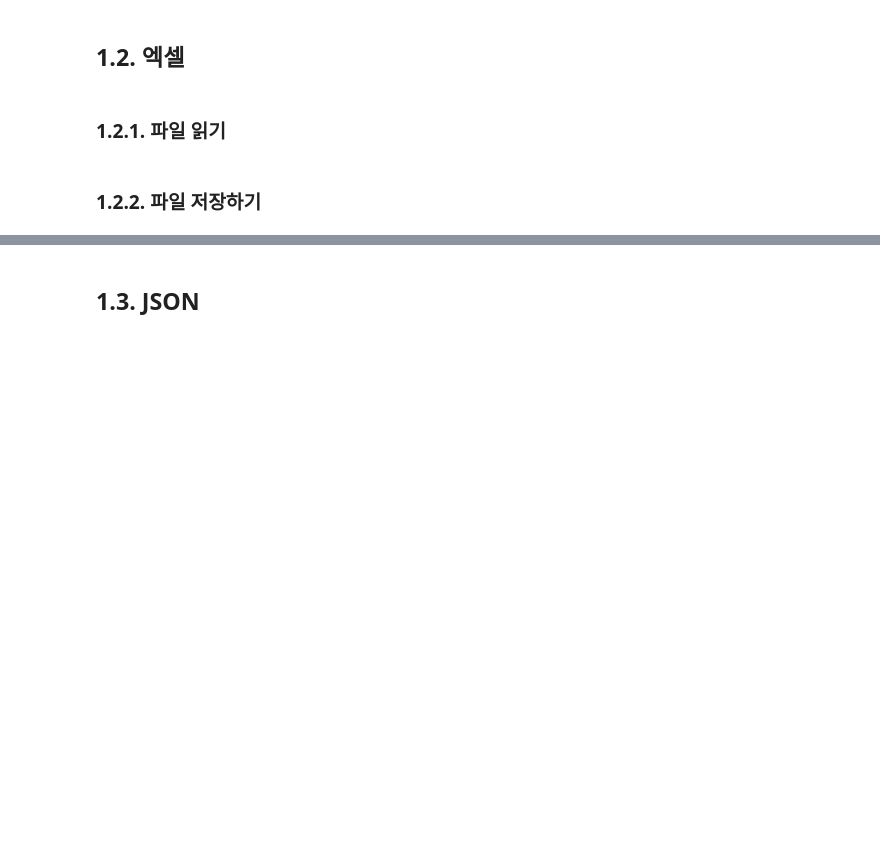
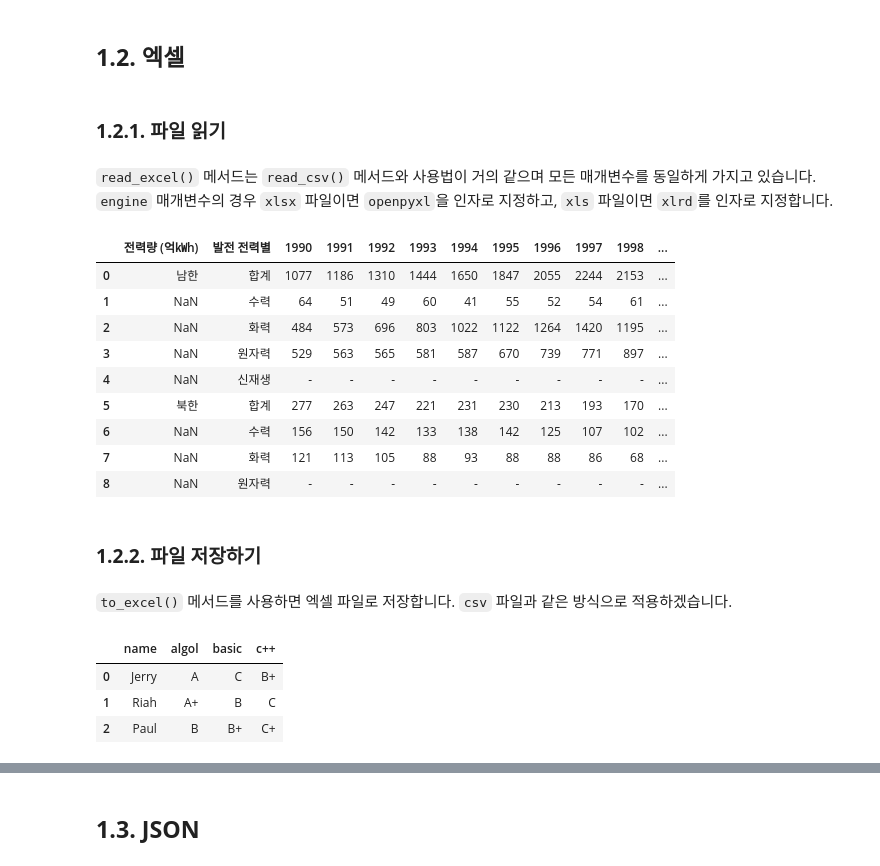
Before and after one commit to LeeSeungwon89/Pandas_Theory, a Jupyter notebook: 3. 데이터 입출력.ipynb, the cells around one changed output, grey strips where cells are left out. Cells and saved outputs as stored; diff of their text form; code cells hidden in the pictures; blank space fills up the shorter version.

```diff
--- a/3. 데이터 입출력.ipynb
+++ b/3. 데이터 입출력.ipynb
@@ -124,5 +124,35 @@ df_csv.to_csv('/content/gdrive/MyDrive/Python_for_Data_Analytics_Science/to_csv2
 ## **1.2. 엑셀**
 # %% [markdown]
 ### **1.2.1. 파일 읽기**
+# %% [markdown]
+`read_excel()` 메서드는 `read_csv()` 메서드와 사용법이 거의 같으며 모든 매개변수를 동일하게 가지고 있습니다. `engine` 매개변수의 경우 `xlsx` 파일이면 `openpyxl`을 인자로 지정하고, `xls` 파일이면 `xlrd`를 인자로 지정합니다.
+# %%
+file_path = '/content/gdrive/MyDrive/Python_for_Data_Analytics_Science/5674-833_4th/part2/남북한발전전력량.xlsx'
+pd.read_excel(file_path, engine='openpyxl')
+# %% [output]
+|  | 전력량 (억㎾h) | 발전 전력별 | 1990 | 1991 | 1992 | 1993 | 1994 | 1995 | 1996 | 1997 | 1998 | ... |
+| 0 | 남한 | 합계 | 1077 | 1186 | 1310 | 1444 | 1650 | 1847 | 2055 | 2244 | 2153 | ... |
+| 1 | NaN | 수력 | 64 | 51 | 49 | 60 | 41 | 55 | 52 | 54 | 61 | ... |
+| 2 | NaN | 화력 | 484 | 573 | 696 | 803 | 1022 | 1122 | 1264 | 1420 | 1195 | ... |
+| 3 | NaN | 원자력 | 529 | 563 | 565 | 581 | 587 | 670 | 739 | 771 | 897 | ... |
+| 4 | NaN | 신재생 | - | - | - | - | - | - | - | - | - | ... |
+| 5 | 북한 | 합계 | 277 | 263 | 247 | 221 | 231 | 230 | 213 | 193 | 170 | ... |
+| 6 | NaN | 수력 | 156 | 150 | 142 | 133 | 138 | 142 | 125 | 107 | 102 | ... |
+| 7 | NaN | 화력 | 121 | 113 | 105 | 88 | 93 | 88 | 88 | 86 | 68 | ... |
+| 8 | NaN | 원자력 | - | - | - | - | - | - | - | - | - | ... |
 # %% [markdown]
 ### **1.2.2. 파일 저장하기**
+# %% [markdown]
+`to_excel()` 메서드를 사용하면 엑셀 파일로 저장합니다. `csv` 파일과 같은 방식으로 적용하겠습니다.
+# %%
+excel_data = {'name': ['Jerry', 'Riah', 'Paul'],
+            'algol': ['A', 'A+', 'B'],
+            'basic': ['C', 'B', 'B+'],
+            'c++': ['B+', 'C', 'C+']}
+df_excel = pd.DataFrame(excel_data)
+df_excel
+# %% [output]
+|  | name | algol | basic | c++ |
+| 0 | Jerry | A | C | B+ |
+| 1 | Riah | A+ | B | C |
+| 2 | Paul | B | B+ | C+ |
```
Also changed, not shown: parts of 2 cells of this notebook.
